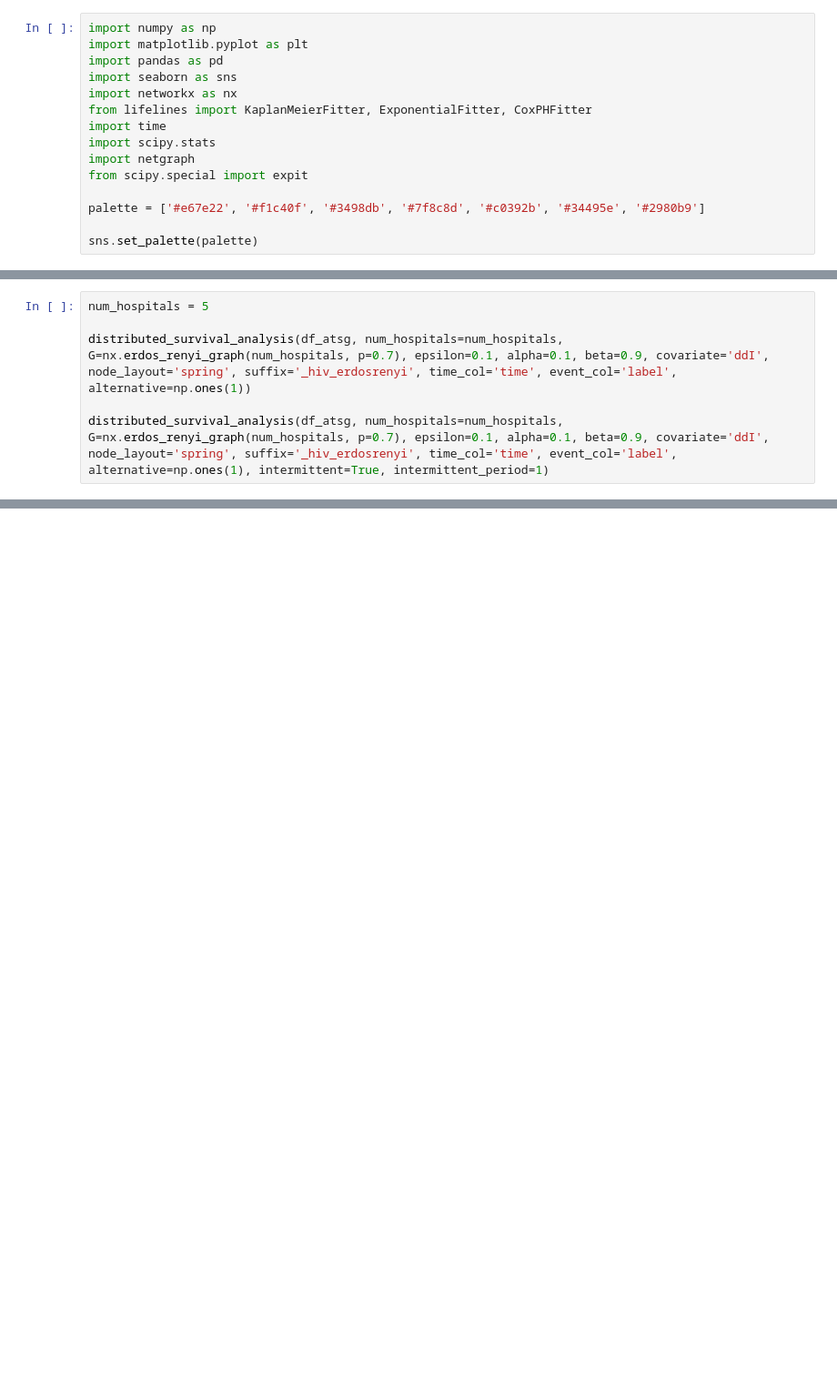
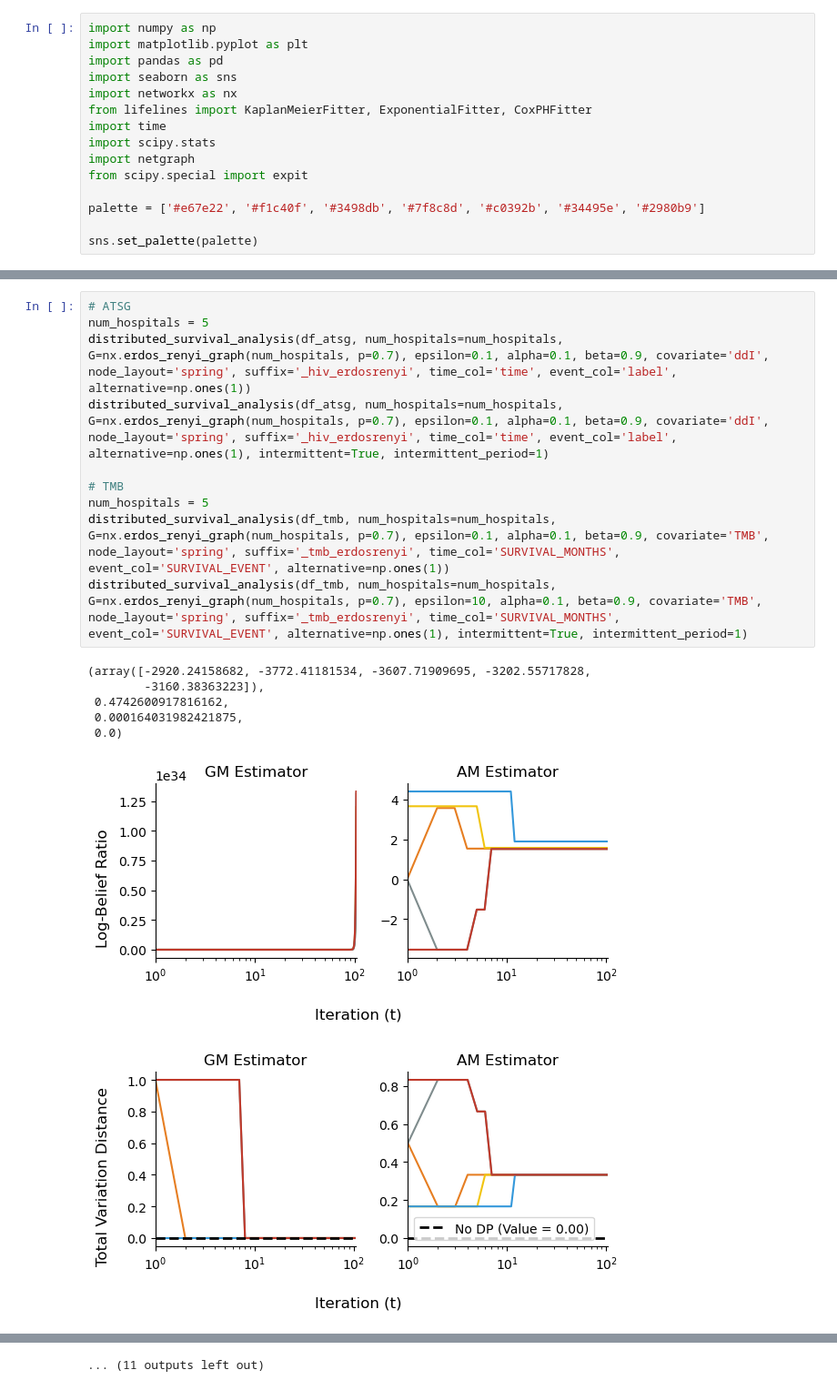
Before and after one commit to papachristoumarios/dp-social-learning, a Jupyter notebook: clinical_trials.ipynb, the cells around one changed output, grey strips where cells are left out. Shown at 91% size. Cells and saved outputs as stored; diff of their text form; blank space fills up the shorter version.

```diff
--- a/clinical_trials.ipynb
+++ b/clinical_trials.ipynb
@@ -723,6 +790,18 @@ def distributed_survival_analysis_pvalue(num_bootstrap, batch_size, df, num_hosp
 # %%
+# ATSG
 num_hospitals = 5
+distributed_survival_analysis(df_atsg, num_hospitals=num_hospitals, G=nx.erdos_renyi_graph(num_hospitals, p=0.7), epsilon=0.1, alpha=0.1, beta=0.9, covariate='ddI', node_layout='spring', suffix='_hiv_erdosrenyi', time_col='time', event_col='label', alternative=np.ones(1))
+distributed_survival_analysis(df_atsg, num_hospitals=num_hospitals, G=nx.erdos_renyi_graph(num_hospitals, p=0.7), epsilon=0.1, alpha=0.1, beta=0.9, covariate='ddI', node_layout='spring', suffix='_hiv_erdosrenyi', time_col='time', event_col='label', alternative=np.ones(1), intermittent=True, intermittent_period=1)
 
-distributed_survival_analysis(df_atsg, num_hospitals=num_hospitals, G=nx.erdos_renyi_graph(num_hospitals, p=0.7), epsilon=0.1, alpha=0.1, beta=0.9, covariate='ddI', node_layout='spring', suffix='_hiv_erdosrenyi', time_col='time', event_col='label', alternative=np.ones(1))
-
-distributed_survival_analysis(df_atsg, num_hospitals=num_hospitals, G=nx.erdos_renyi_graph(num_hospitals, p=0.7), epsilon=0.1, alpha=0.1, beta=0.9, covariate='ddI', node_layout='spring', suffix='_hiv_erdosrenyi', time_col='time', event_col='label', alternative=np.ones(1), intermittent=True, intermittent_period=1)
+# TMB
+num_hospitals = 5
+distributed_survival_analysis(df_tmb, num_hospitals=num_hospitals, G=nx.erdos_renyi_graph(num_hospitals, p=0.7), epsilon=0.1, alpha=0.1, beta=0.9, covariate='TMB', node_layout='spring', suffix='_tmb_erdosrenyi', time_col='SURVIVAL_MONTHS', event_col='SURVIVAL_EVENT', alternative=np.ones(1))
+distributed_survival_analysis(df_tmb, num_hospitals=num_hospitals, G=nx.erdos_renyi_graph(num_hospitals, p=0.7), epsilon=10, alpha=0.1, beta=0.9, covariate='TMB', node_layout='spring', suffix='_tmb_erdosrenyi', time_col='SURVIVAL_MONTHS', event_col='SURVIVAL_EVENT', alternative=np.ones(1), intermittent=True, intermittent_period=1)
+# %% [output]
+(array([-2920.24158682, -3772.41181534, -3607.71909695, -3202.55717828,
+        -3160.38363223]),
+ 0.4742600917816162,
+ 0.000164031982421875,
+ 0.0)
+[figure, added]
+[figure, added]
@@ -728,0 +817 @@ distributed_survival_analysis(df_atsg, num_hospitals=num_hospitals, G=nx.erdos_r
+... (11 outputs left out)
```
Also changed, not shown: parts of 20 cells of this notebook, 35 other files.
